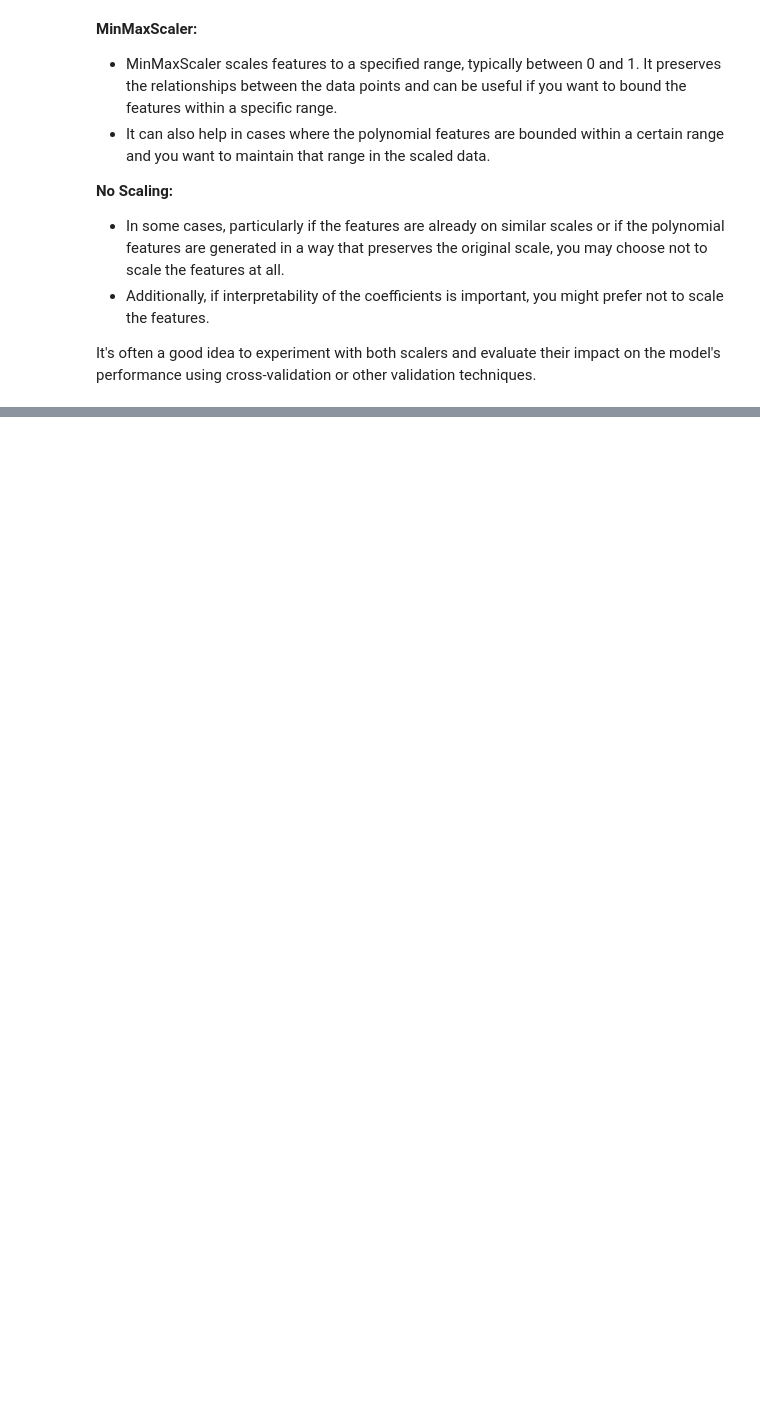
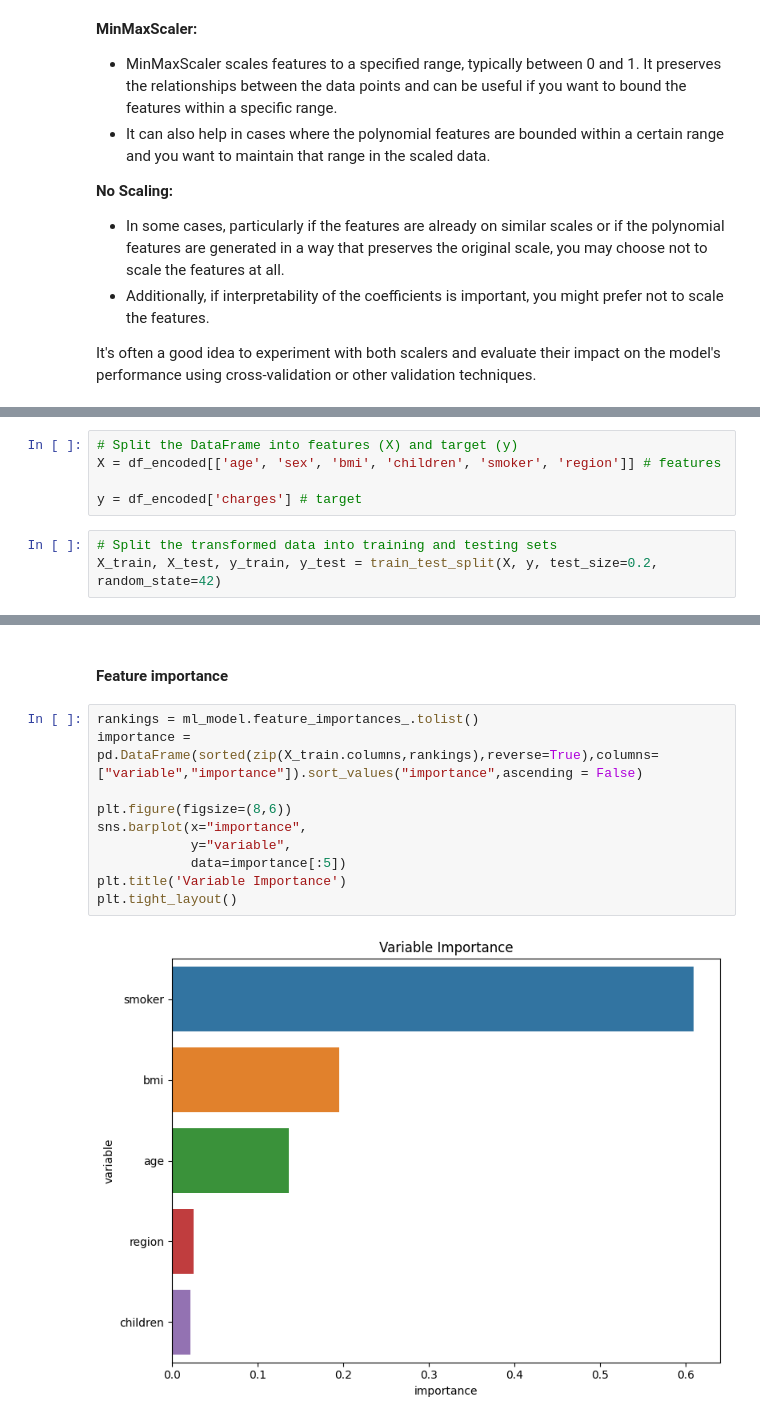
Before and after one commit to ahilah/Personal-medical-insurance-cost-prediction-model, a Jupyter notebook: medical-insurance-pred.ipynb, the cells around one changed output, grey strips where cells are left out. Drawn from its saved outputs; the diff is of its cells as text; blank space fills up the shorter version.

Commit message:
modelling phase is done. different regression models and cross validation types are used. features importance is defined

```diff
--- a/medical-insurance-pred.ipynb
+++ b/medical-insurance-pred.ipynb
@@ -899,0 +1017,8 @@ It's often a good idea to experiment with both scalers and evaluate their impact
+# %%
+# Split the DataFrame into features (X) and target (y)
+X = df_encoded[['age', 'sex', 'bmi', 'children', 'smoker', 'region']] # features
+
+y = df_encoded['charges'] # target
+# %%
+# Split the transformed data into training and testing sets
+X_train, X_test, y_train, y_test = train_test_split(X, y, test_size=0.2, random_state=42)
@@ -899,0 +1084,14 @@ It's often a good idea to experiment with both scalers and evaluate their impact
+# %% [markdown]
+#### Feature importance
+# %%
+rankings = ml_model.feature_importances_.tolist()
+importance = pd.DataFrame(sorted(zip(X_train.columns,rankings),reverse=True),columns=["variable","importance"]).sort_values("importance",ascending = False)
+
+plt.figure(figsize=(8,6))
+sns.barplot(x="importance",
+            y="variable",
+            data=importance[:5])
+plt.title('Variable Importance')
+plt.tight_layout()
+# %% [output]
+[figure, added]
```
Also changed, not shown: parts of 55 cells of this notebook, 2 other files.
